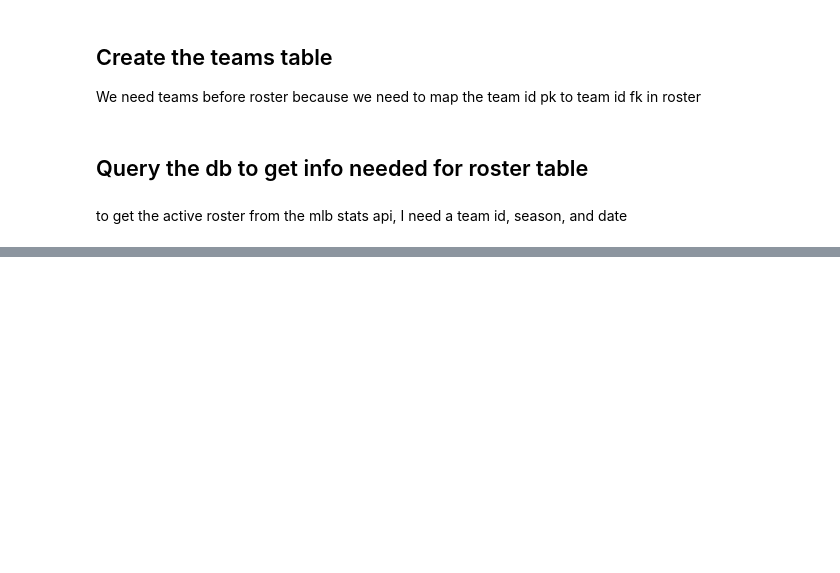
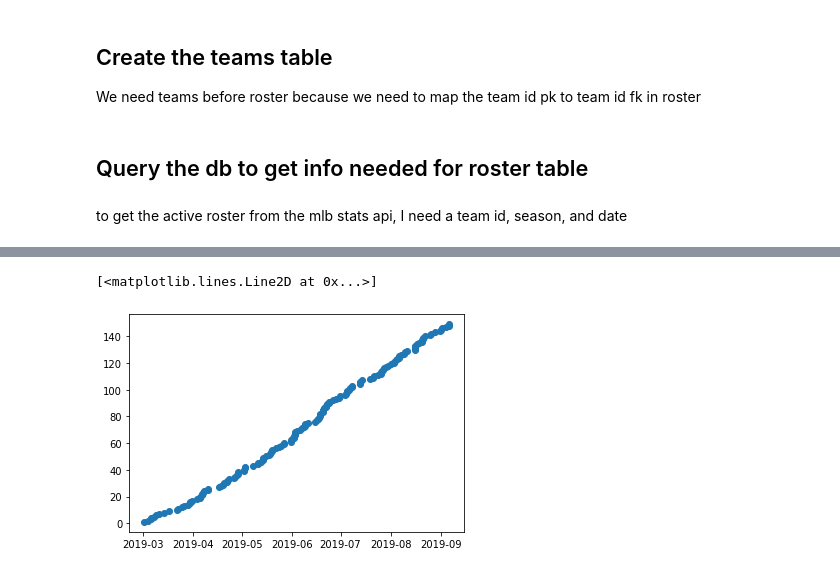
Before and after one commit to schlinkertc/mlb_predictions, a Jupyter notebook: SQL_Alchemy.ipynb, the cells around one changed output, grey strips where cells are left out. Drawn from its saved outputs; the diff is of its cells as text; code cells hidden in the pictures; blank space fills up the shorter version.

```diff
--- a/SQL_Alchemy.ipynb
+++ b/SQL_Alchemy.ipynb
@@ -272,0 +434,20 @@ class Roster(Base):
+# %%
+trout_hit_dict = [{'time':x.startTime,'event':x.event} for x in trout_PAs if x.event in hits]
+# %%
+trout_hit_dates = [x['time'] for x in trout_hit_dict if x]
+trout_hit_dates.sort()
+trout_hit_dates = trout_hit_dates[1:]
+# %%
+count = 1
+trout_cum_hits = []
+for hit_date in trout_hit_dates:
+    trout_cum_hits.append({'date':hit_date,'cum_hits':count})
+    count+=1
+# %%
+dates = [x['date'] for x in trout_cum_hits]
+cum_hits = [x['cum_hits'] for x in trout_cum_hits]
+# %%
+plt.plot_date(x=dates,y=cum_hits,xdate=True)
+# %% [output]
+[<matplotlib.lines.Line2D at 0x...>]
+[figure, added]
```
Also changed, not shown: parts of 48 cells of this notebook, 1 other file.
